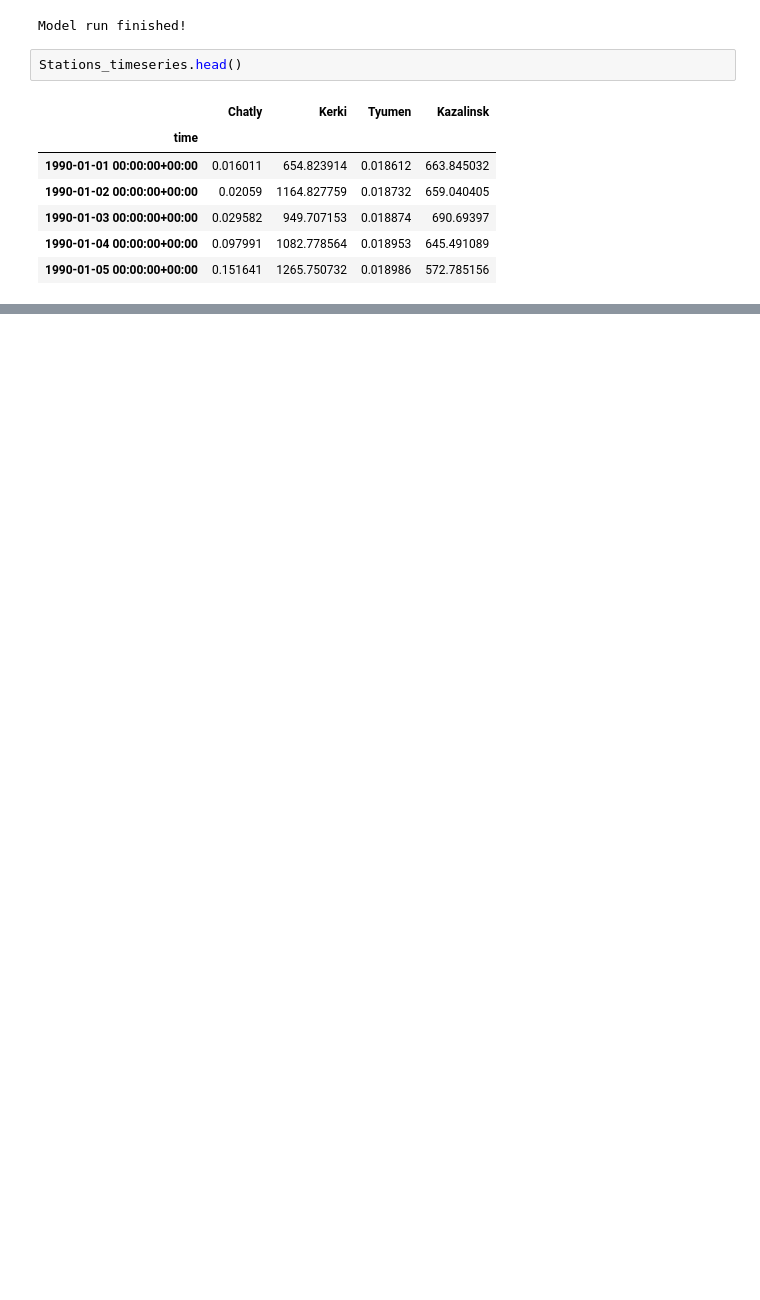
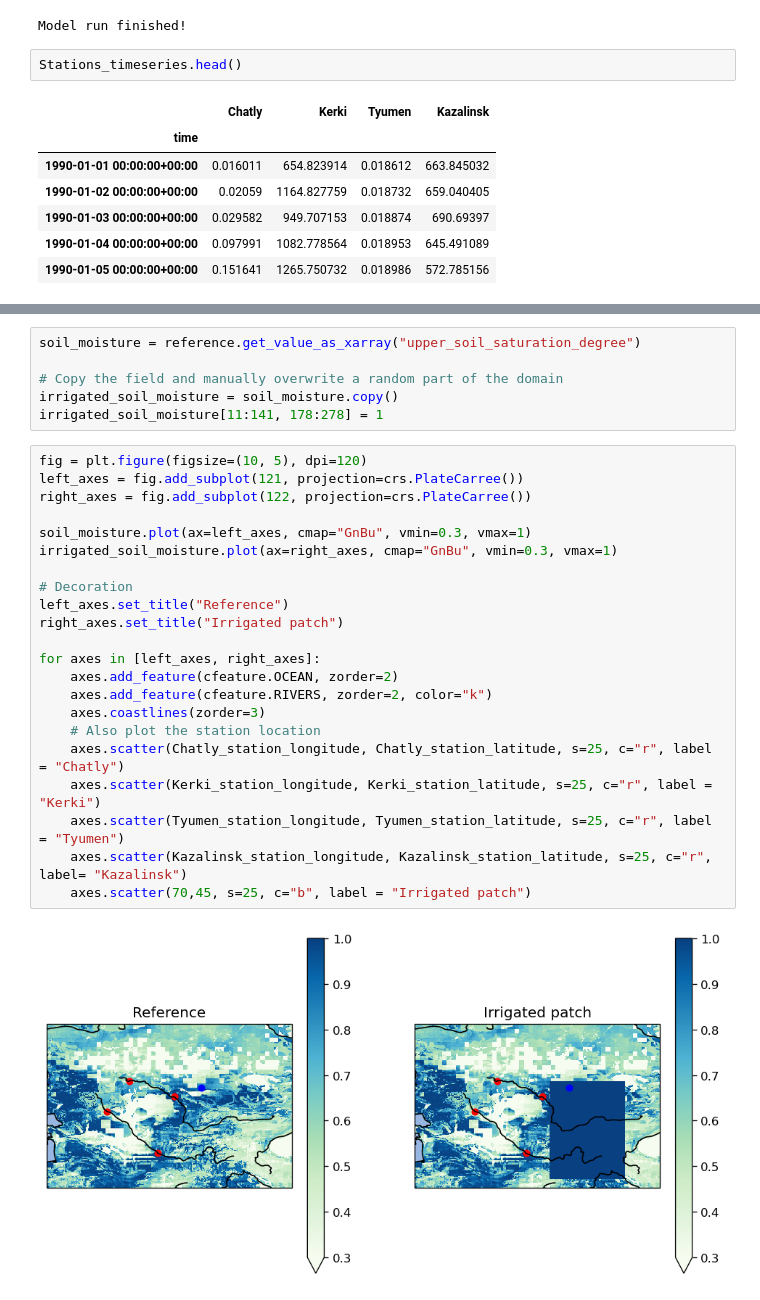
Before and after one commit to andrevdv/MSc_AralSea, a Jupyter notebook: book/thesis_projects/MSc/2025_Q1_AndreVanDerVeen_CEG/work_in_progress/Test_Aral/Aral_PCR_Simple.ipynb, the cells around one changed output, grey strips where cells are left out. Cells and saved outputs as stored; diff of their text form; blank space fills up the shorter version.

```diff
--- a/book/thesis_projects/MSc/2025_Q1_AndreVanDerVeen_CEG/work_in_progress/Test_Aral/Aral_PCR_Simple.ipynb
+++ b/book/thesis_projects/MSc/2025_Q1_AndreVanDerVeen_CEG/work_in_progress/Test_Aral/Aral_PCR_Simple.ipynb
@@ -280,0 +279,30 @@ Stations_timeseries.to_csv('Discharge_testseries.csv', index=True)
+# %%
+soil_moisture = reference.get_value_as_xarray("upper_soil_saturation_degree")
+
+# Copy the field and manually overwrite a random part of the domain
+irrigated_soil_moisture = soil_moisture.copy()
+irrigated_soil_moisture[11:141, 178:278] = 1
+# %%
+fig = plt.figure(figsize=(10, 5), dpi=120)
+left_axes = fig.add_subplot(121, projection=crs.PlateCarree())
+right_axes = fig.add_subplot(122, projection=crs.PlateCarree())
+
+soil_moisture.plot(ax=left_axes, cmap="GnBu", vmin=0.3, vmax=1)
+irrigated_soil_moisture.plot(ax=right_axes, cmap="GnBu", vmin=0.3, vmax=1)
+
+# Decoration
+left_axes.set_title("Reference")
+right_axes.set_title("Irrigated patch")
+
+for axes in [left_axes, right_axes]:
+    axes.add_feature(cfeature.OCEAN, zorder=2)
+    axes.add_feature(cfeature.RIVERS, zorder=2, color="k")
+    axes.coastlines(zorder=3)
+    # Also plot the station location
+    axes.scatter(Chatly_station_longitude, Chatly_station_latitude, s=25, c="r", label = "Chatly")
+    axes.scatter(Kerki_station_longitude, Kerki_station_latitude, s=25, c="r", label = "Kerki")
+    axes.scatter(Tyumen_station_longitude, Tyumen_station_latitude, s=25, c="r", label = "Tyumen")
+    axes.scatter(Kazalinsk_station_longitude, Kazalinsk_station_latitude, s=25, c="r", label= "Kazalinsk")
+    axes.scatter(70,45, s=25, c="b", label = "Irrigated patch")
+# %% [output]
+[figure, added]
```
Also changed, not shown: parts of 20 cells of this notebook.
